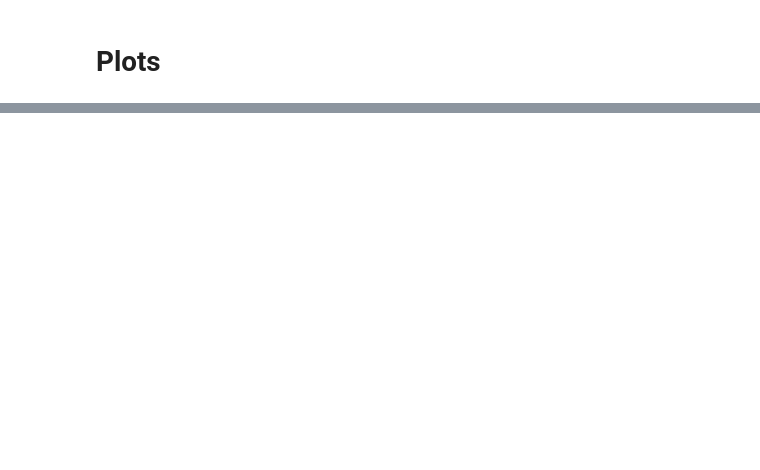
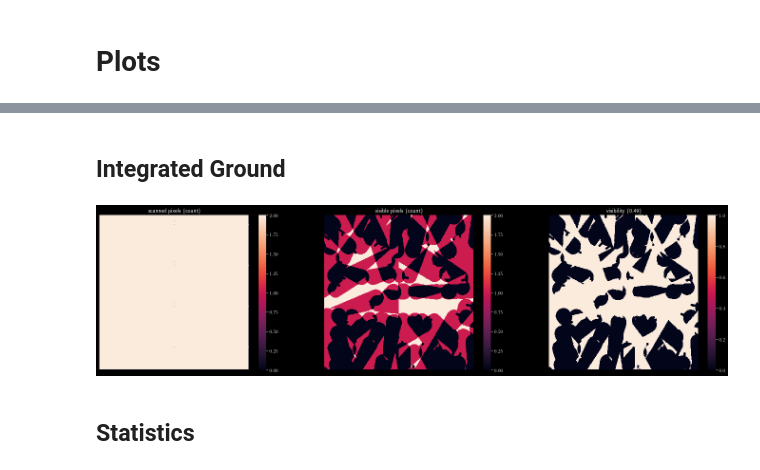
Before and after one commit to tensorware/aos-evaluation, a Jupyter notebook: process.ipynb, the cells around one changed output, grey strips where cells are left out. Drawn from its saved outputs; the diff is of its cells as text; code cells hidden in the pictures; blank space fills up the shorter version.

```diff
--- a/process.ipynb
+++ b/process.ipynb
@@ -74,11 +184,20 @@ ut.plot_images(image_vs_integrated, image_vs_integrated_labels, rows=6, cols=6)
+# %% [markdown]
+## Integrated Ground
 # %%
+df_images = df.iloc[::N[2], :]
+
 # integrate ground
-ground, alphas = ut.integrate_ground(df, parameters)
+ground, alphas = ut.integrate_ground(df_images, parameters)
 
 # aggregate alphas
 df_alpha = ut.aggregate_alphas(alphas, sample=None)
 
 # calculate ground visibility
 scanned = np.count_nonzero(ground[:, :, 0])
-captured = np.count_nonzero(ground[:, :, 1])
-visibility = captured / scanned
+visible = np.count_nonzero(ground[:, :, 1])
+visibility = visible / scanned
+
+# plot integrated ground
+ut.plot_ground(ground, ['scanned pixels (count)', 'visible pixels (count)', f'visibility ({visibility:.2f})']);
+# %% [output]
+[figure, added]
@@ -92,3 +204,5 @@ ut.plot_heatmap(axs[2], ut.normalize_image(ground[:, :, 1] > 0), f'visibility ({
+# %% [markdown]
+## Statistics
 # %%
 fig, axs = plt.subplots(1, 3, figsize=(24, 6))
 
```
Also changed, not shown: parts of 28 cells of this notebook, 3 other files.
